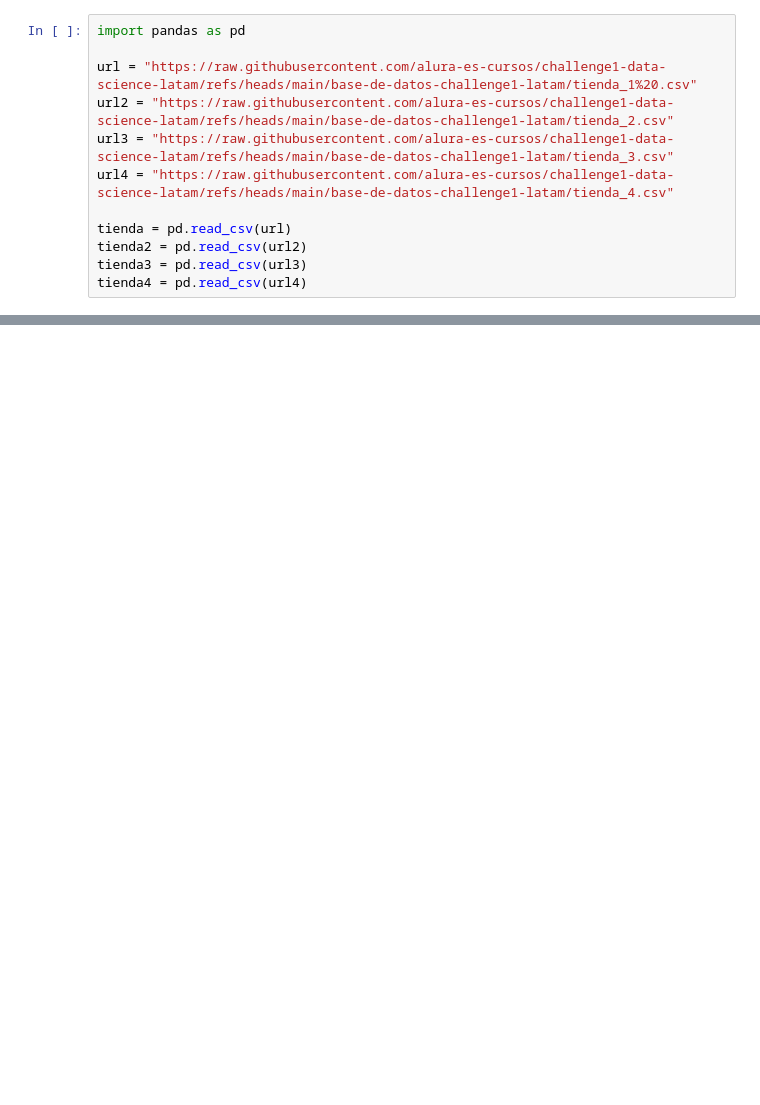
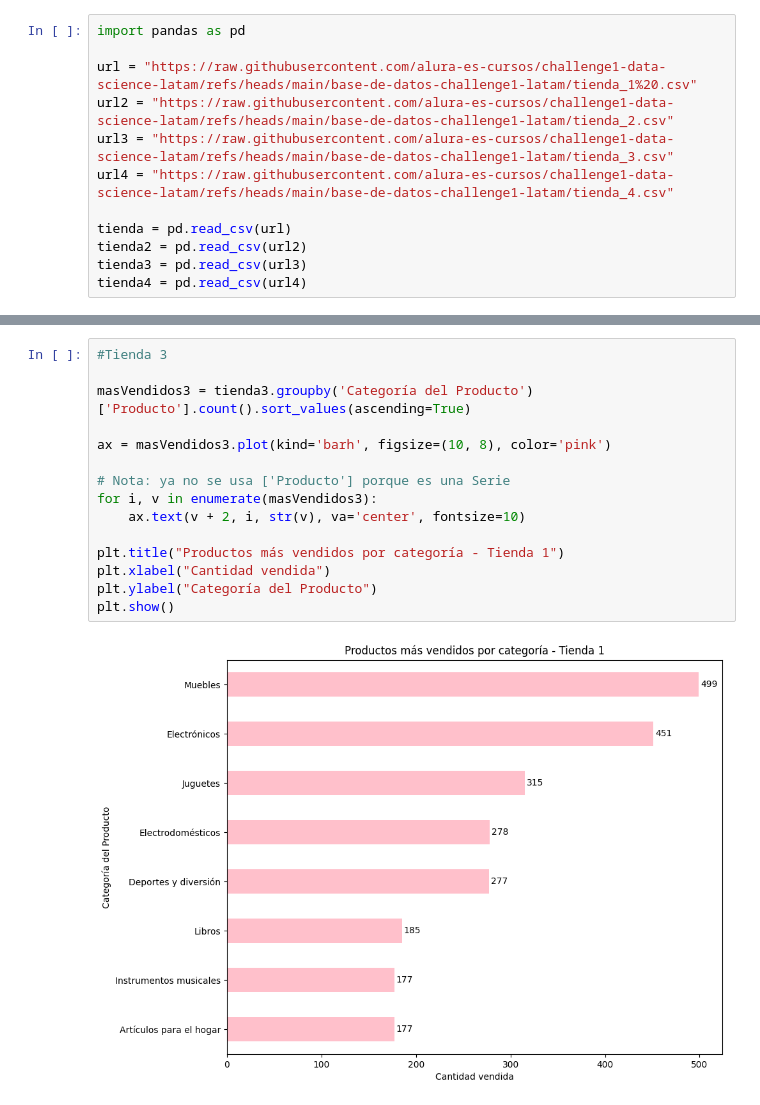
Before and after one commit to adrianrincon02/DataAnalystStore, a Jupyter notebook: Challenges.ipynb, the cells around one changed output, grey strips where cells are left out. Saved outputs shown, nothing was run; the diff lists cells and outputs as text; blank space fills up the shorter version.

```diff
--- a/Challenges.ipynb
+++ b/Challenges.ipynb
@@ -20,0 +229,17 @@ tienda4 = pd.read_csv(url4)
+# %%
+#Tienda 3
+
+masVendidos3 = tienda3.groupby('Categoría del Producto')['Producto'].count().sort_values(ascending=True)
+
+ax = masVendidos3.plot(kind='barh', figsize=(10, 8), color='pink')
+
+# Nota: ya no se usa ['Producto'] porque es una Serie
+for i, v in enumerate(masVendidos3):
+    ax.text(v + 2, i, str(v), va='center', fontsize=10)
+
+plt.title("Productos más vendidos por categoría - Tienda 1")
+plt.xlabel("Cantidad vendida")
+plt.ylabel("Categoría del Producto")
+plt.show()
+# %% [output]
+[figure, added]
```
Also changed, not shown: parts of 32 cells of this notebook.
